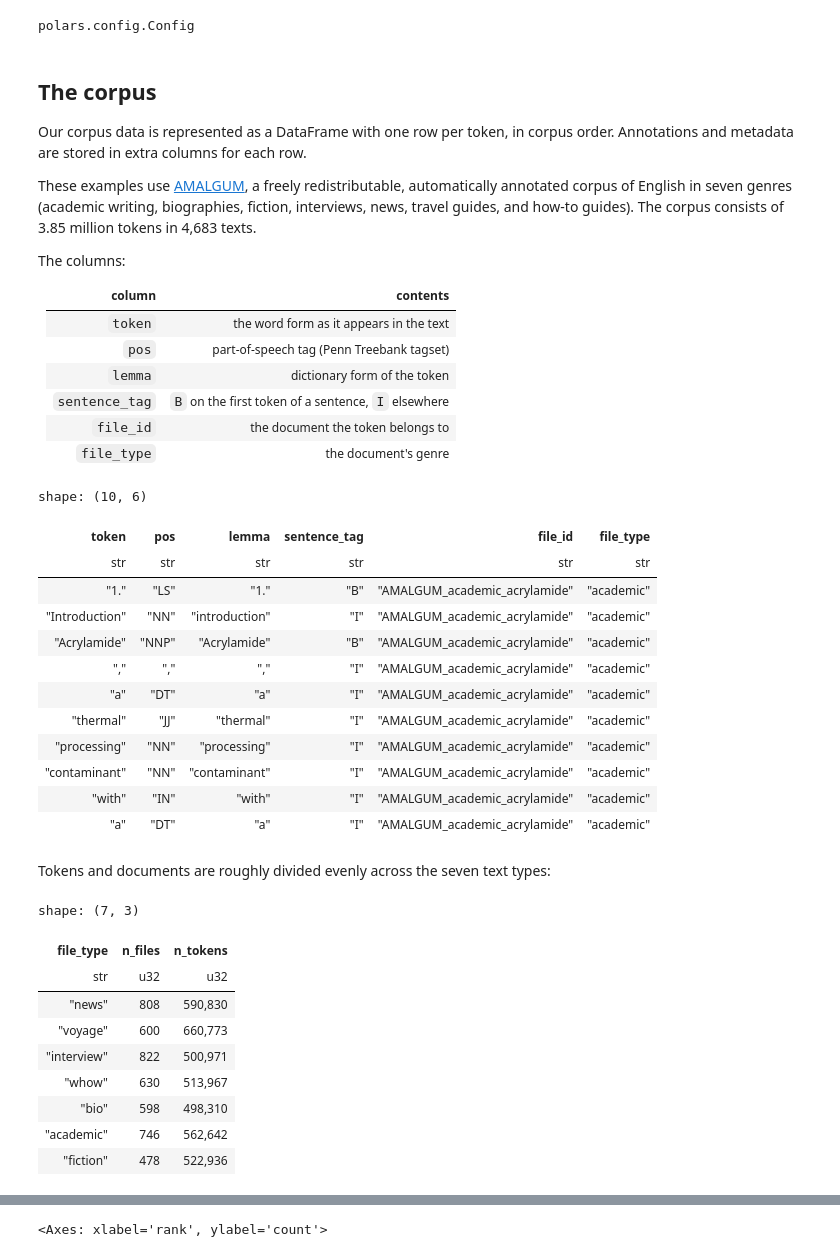
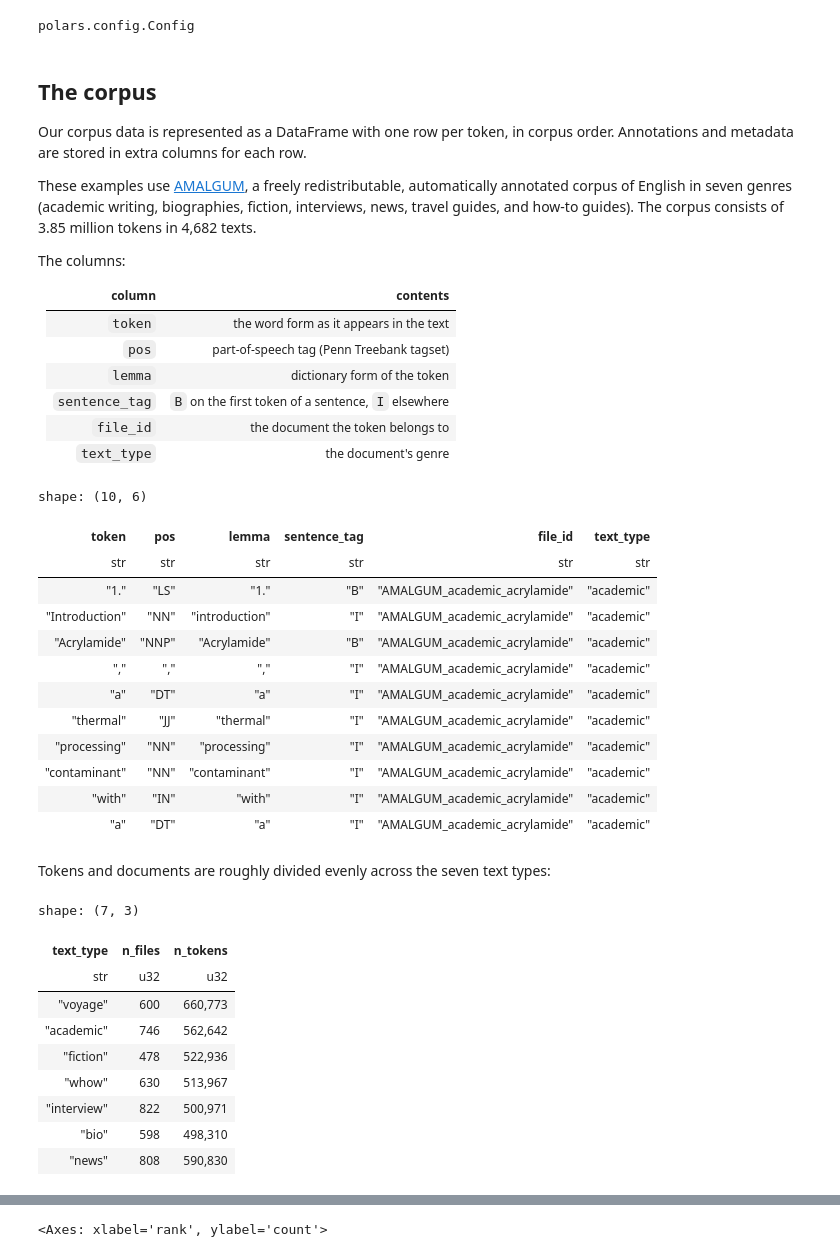
Before and after one commit to rmalouf/polars_corpus, a Jupyter notebook: docs/notebooks/frequencies.ipynb, the cells around one changed output, grey strips where cells are left out. Cells and saved outputs as stored; diff of their text form; code cells hidden in the pictures.

```diff
--- a/docs/notebooks/frequencies.ipynb
+++ b/docs/notebooks/frequencies.ipynb
@@ -17,9 +14,11 @@ matplotlib handle the plots.
 # %%
 import polars as pl
+import polars_corpus as plc
 import polars.selectors as cs
 import seaborn as sns
 import matplotlib.pyplot as plt
 
+pl.Config.set_tbl_rows(20)
 pl.Config.set_float_precision(3)
 pl.Config.set_thousands_separator(",")
 # %% [output]
@@ -30,24 +29,24 @@ polars.config.Config
 Our corpus data is represented as a DataFrame with one row per token, in corpus order. Annotations and metadata are stored in extra columns for each row.
 
 These examples use [AMALGUM](https://gucorpling.org/gum/amalgum.html), a freely redistributable,  automatically annotated corpus of English in seven genres (academic writing, biographies, fiction,
-interviews, news, travel guides, and how-to guides). The corpus consists of 3.85 million tokens in 4,683 texts.
+interviews, news, travel guides, and how-to guides). The corpus consists of 3.85 million tokens in 4,682 texts.
 
 The columns:
 
-| column | contents |
-| --- | --- |
-| `token` | the word form as it appears in the text |
-| `pos` | part-of-speech tag (Penn Treebank tagset) |
-| `lemma` | dictionary form of the token |
+| column         | contents |
+|----------------| --- |
+| `token`        | the word form as it appears in the text |
+| `pos`          | part-of-speech tag (Penn Treebank tagset) |
+| `lemma`        | dictionary form of the token |
 | `sentence_tag` | `B` on the first token of a sentence, `I` elsewhere |
-| `file_id` | the document the token belongs to |
-| `file_type` | the document's genre |
+| `file_id`      | the document the token belongs to |
+| `text_type`    | the document's genre |
 # %%
 amalgum = pl.read_parquet("amalgum.parquet")
 amalgum.head(10)
 # %% [output]
 shape: (10, 6)
-| token | pos | lemma | sentence_tag | file_id | file_type |
+| token | pos | lemma | sentence_tag | file_id | text_type |
 | str | str | str | str | str | str |
 | "1." | "LS" | "1." | "B" | "AMALGUM_academic_acrylamide" | "academic" |
 | "Introduction" | "NN" | "introduction" | "I" | "AMALGUM_academic_acrylamide" | "academic" |
@@ -63,22 +62,22 @@ shape: (10, 6)
 Tokens and documents are roughly divided evenly across the seven text types:
 # %%
 (
-    amalgum.group_by("file_type").agg(
+    amalgum.group_by("text_type").agg(
         pl.col("file_id").n_unique().alias("n_files"),
         pl.col("token").len().alias("n_tokens"),
     )
 )
 # %% [output]
 shape: (7, 3)
-| file_type | n_files | n_tokens |
+| text_type | n_files | n_tokens |
 | str | u32 | u32 |
-| "news" | 808 | 590,830 |
 | "voyage" | 600 | 660,773 |
-| "interview" | 822 | 500,971 |
-| "whow" | 630 | 513,967 |
-| "bio" | 598 | 498,310 |
 | "academic" | 746 | 562,642 |
 | "fiction" | 478 | 522,936 |
+| "whow" | 630 | 513,967 |
+| "interview" | 822 | 500,971 |
+| "bio" | 598 | 498,310 |
+| "news" | 808 | 590,830 |
 # %% [markdown]
 ## Token frequency
 
```
Also changed, not shown: parts of 21 cells of this notebook, 2 other files.
